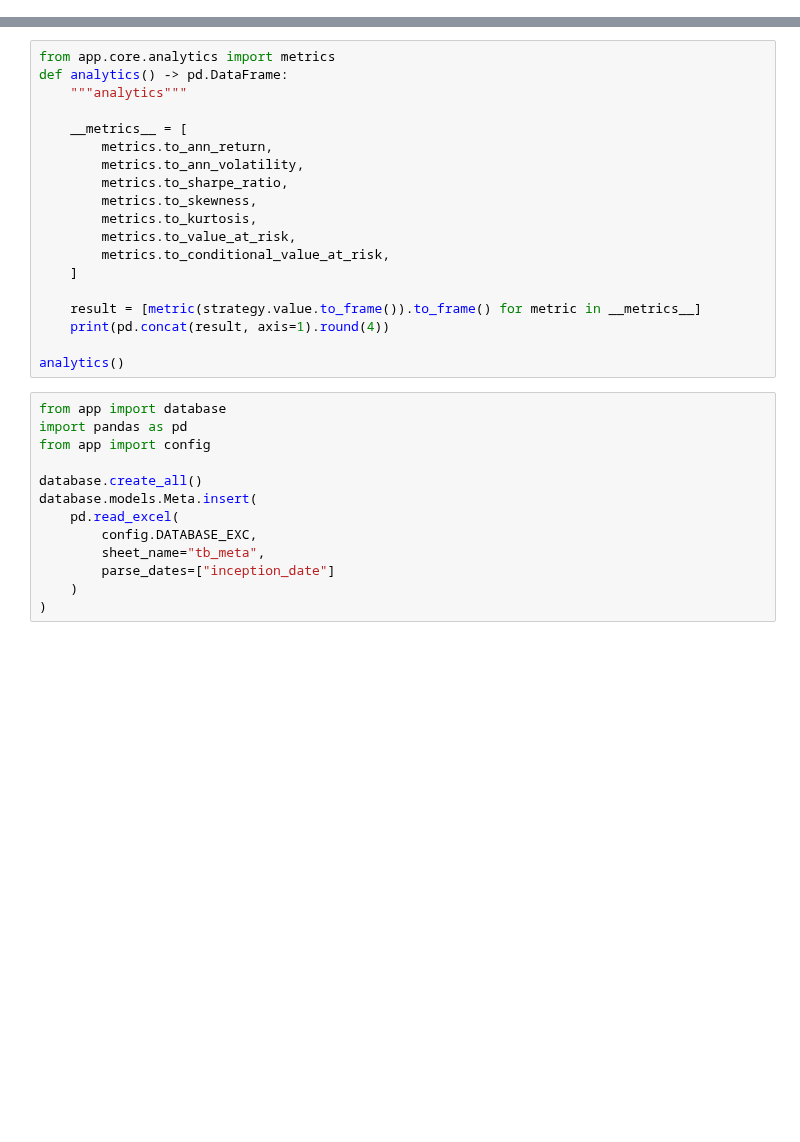
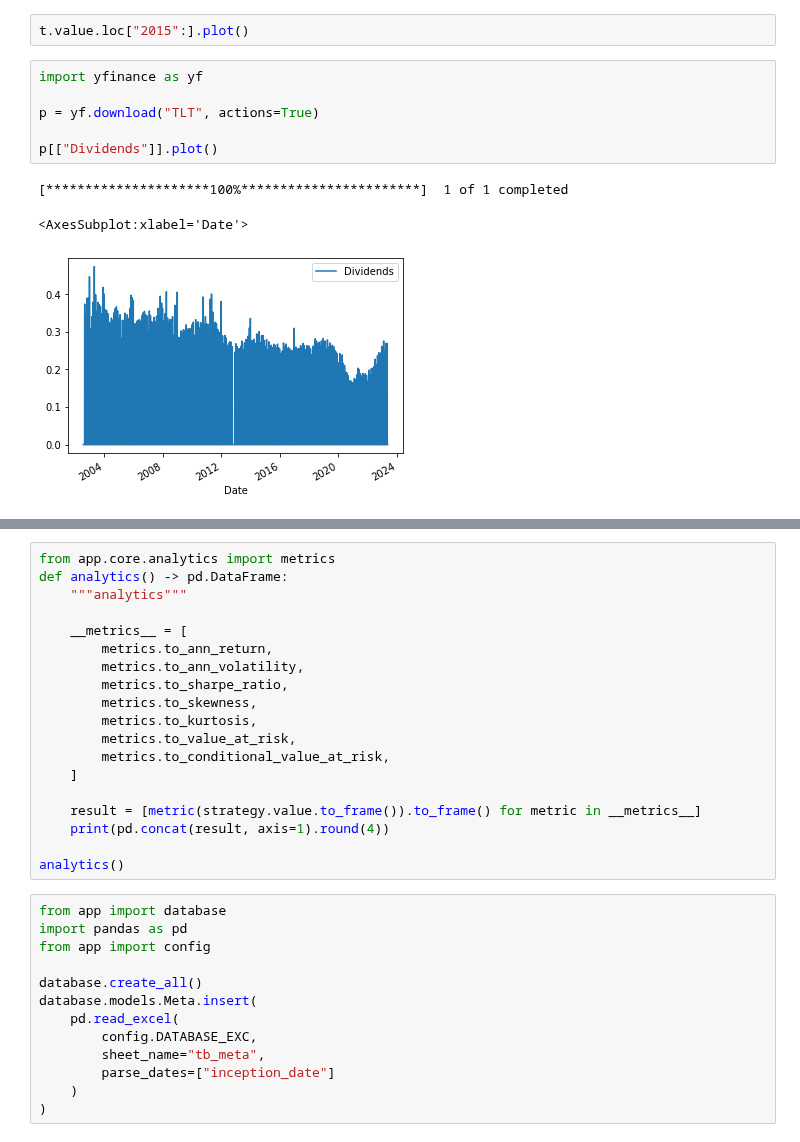
Before and after one commit to HTF1125/RobertLab, a Jupyter notebook: test.ipynb, the cells around one changed output, grey strips where cells are left out. Saved outputs shown, nothing was run; the diff lists cells and outputs as text; blank space fills up the shorter version.

```diff
--- a/test.ipynb
+++ b/test.ipynb
@@ -3,0 +17,12 @@ DATABASE_URL
+# %%
+t.value.loc["2015":].plot()
+# %%
+import yfinance as yf
+
+p = yf.download("TLT", actions=True)
+
+p[["Dividends"]].plot()
+# %% [output]
+[*********************100%***********************]  1 of 1 completed
+<AxesSubplot:xlabel='Date'>
+[figure, added]
```
Also changed, not shown: parts of 9 cells of this notebook, 18 other files.
